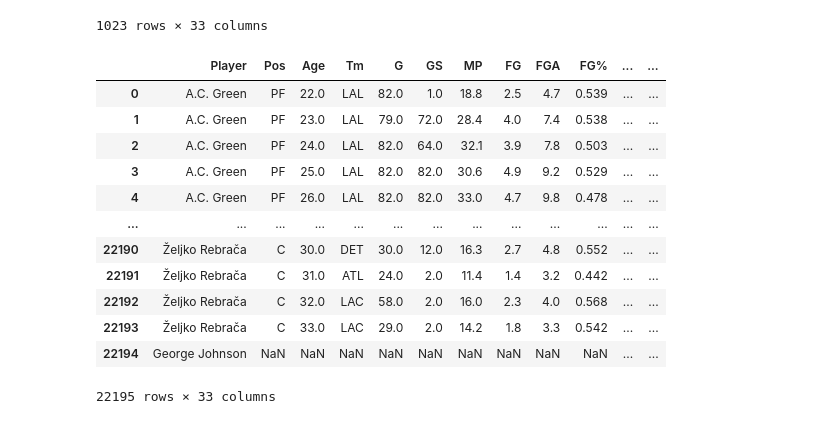
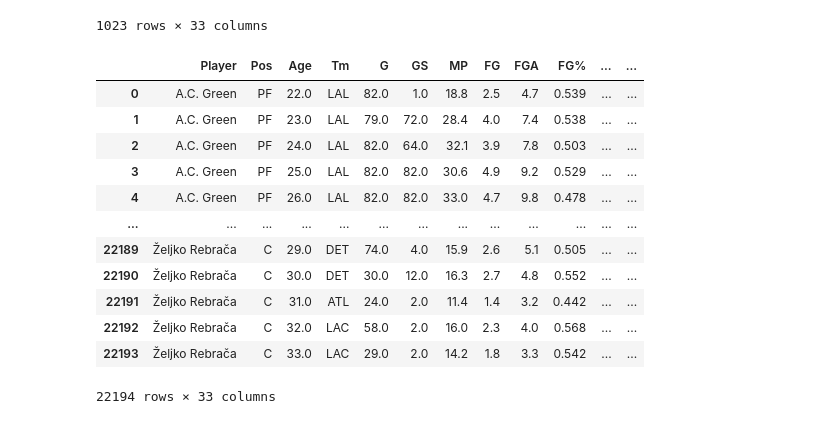
Before and after one commit to param10/NBa_MVP_Prediction, a Jupyter notebook: Cleaning&Analysis.ipynb, the cells around one changed output. Saved outputs shown, nothing was run; the diff lists cells and outputs as text; code cells hidden in the pictures.

Commit message:
commit 4 Data cleaned and combined. -ParamJaswal

```diff
--- a/Cleaning&Analysis.ipynb
+++ b/Cleaning&Analysis.ipynb
@@ -172,18 +172,19 @@ combined_data[combined_data["Pts Won"] > 0]
 1023 rows × 33 columns
 # %%
 combined_data[["Pts Won", "Pts Max", "Share"]] = combined_data[["Pts Won", "Pts Max", "Share"]].fillna(0)
+combined_data = combined_data.iloc[:-1]
 combined_data
 # %% [output]
 |  | Player | Pos | Age | Tm | G | GS | MP | FG | FGA | FG% | ... | ... |
 | 0 | A.C. Green | PF | 22.0 | LAL | 82.0 | 1.0 | 18.8 | 2.5 | 4.7 | 0.539 | ... | ... |
 | 1 | A.C. Green | PF | 23.0 | LAL | 79.0 | 72.0 | 28.4 | 4.0 | 7.4 | 0.538 | ... | ... |
 | 2 | A.C. Green | PF | 24.0 | LAL | 82.0 | 64.0 | 32.1 | 3.9 | 7.8 | 0.503 | ... | ... |
 | 3 | A.C. Green | PF | 25.0 | LAL | 82.0 | 82.0 | 30.6 | 4.9 | 9.2 | 0.529 | ... | ... |
 | 4 | A.C. Green | PF | 26.0 | LAL | 82.0 | 82.0 | 33.0 | 4.7 | 9.8 | 0.478 | ... | ... |
 | ... | ... | ... | ... | ... | ... | ... | ... | ... | ... | ... | ... | ... |
+| 22189 | Željko Rebrača | C | 29.0 | DET | 74.0 | 4.0 | 15.9 | 2.6 | 5.1 | 0.505 | ... | ... |
 | 22190 | Željko Rebrača | C | 30.0 | DET | 30.0 | 12.0 | 16.3 | 2.7 | 4.8 | 0.552 | ... | ... |
 | 22191 | Željko Rebrača | C | 31.0 | ATL | 24.0 | 2.0 | 11.4 | 1.4 | 3.2 | 0.442 | ... | ... |
 | 22192 | Željko Rebrača | C | 32.0 | LAC | 58.0 | 2.0 | 16.0 | 2.3 | 4.0 | 0.568 | ... | ... |
 | 22193 | Željko Rebrača | C | 33.0 | LAC | 29.0 | 2.0 | 14.2 | 1.8 | 3.3 | 0.542 | ... | ... |
-| 22194 | George Johnson | NaN | NaN | NaN | NaN | NaN | NaN | NaN | NaN | NaN | ... | ... |
-22195 rows × 33 columns
+22194 rows × 33 columns
```
Also changed, not shown: parts of 10 cells of this notebook, 2 other files.
